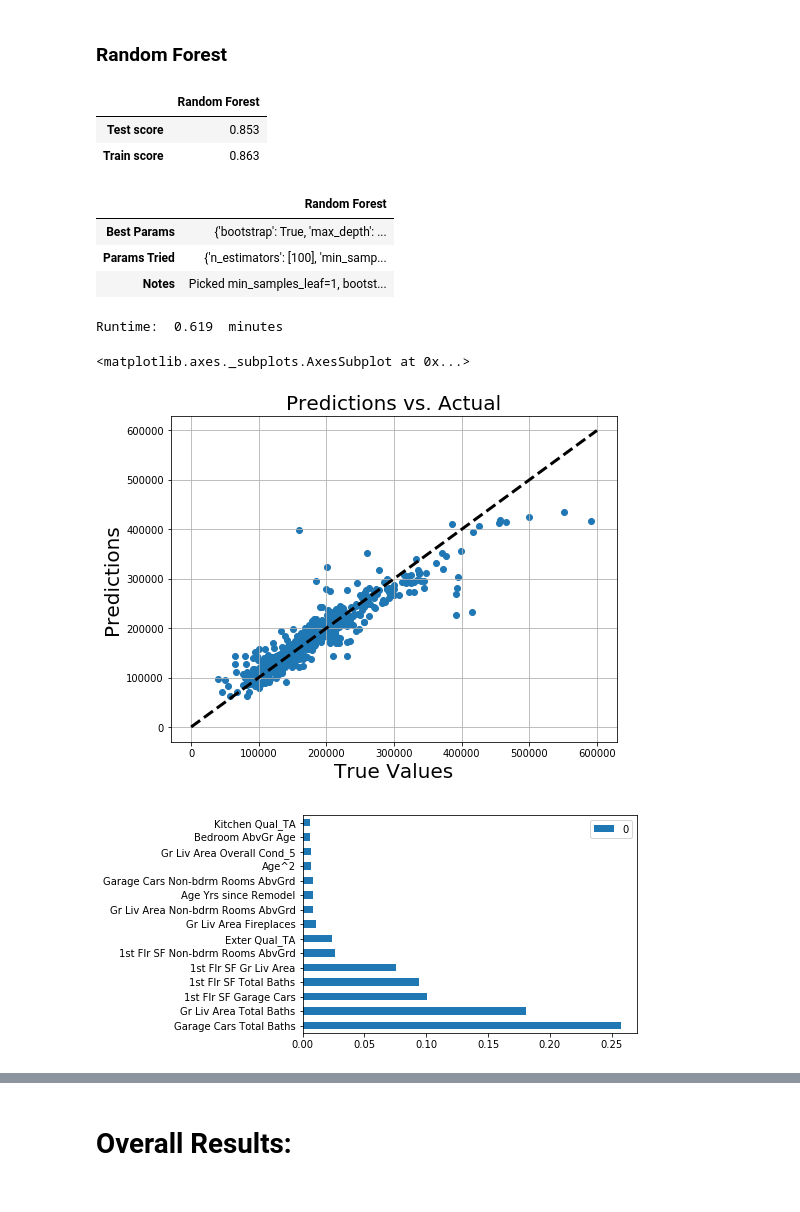
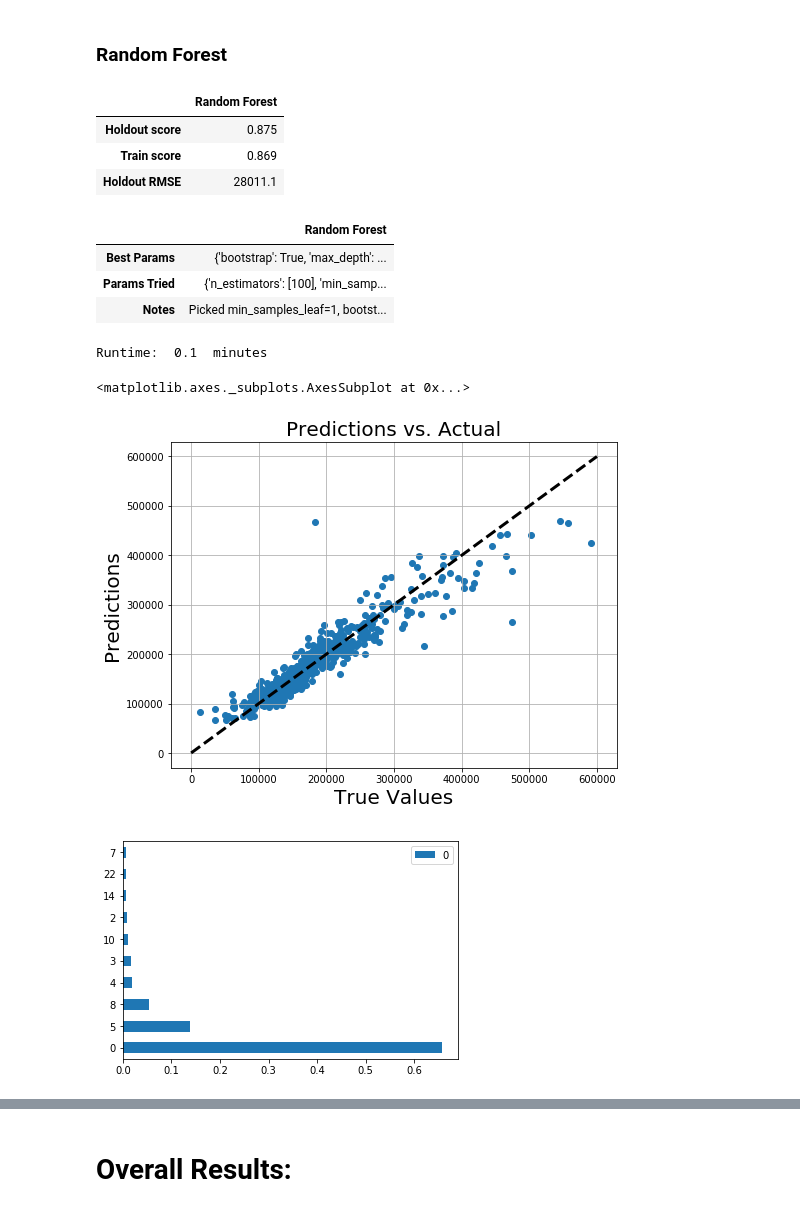
Before and after one commit to zachdg7/Housing_Price_Prediction, a Jupyter notebook: housing_submission_maker.ipynb, the cells around one changed output, grey strips where cells are left out. Drawn from its saved outputs; the diff is of its cells as text; code cells hidden in the pictures.

```diff
--- a/housing_submission_maker.ipynb
+++ b/housing_submission_maker.ipynb
@@ -165,2 +116,5 @@ test_poly_df = pd.DataFrame(test_poly_df, columns = column_names)
+# %%
+X_train, X_holdout, y_train, y_holdout = train_test_split(X, y,
+                                                          test_size = .3, random_state=rand)
 # %% [markdown]
 # Scaling:
@@ -204,10 +179,9 @@ y = train['SalePrice']
 # %% [markdown]
 The following are necessary to save the results:
 # %%
-index_labels = ['Test score','Train score', 'Best Params', 'Params Tried', 'Notes'] # 'Sensitivity', 'Specificity', 'Precision'
+index_labels = ['Holdout score','Train score', 'Holdout RMSE', 'Best Params', 'Params Tried', 'Notes']
 
 all_results = pd.DataFrame(index=index_labels)
-# all_params = pd.DataFrame(columns = ['Parameters'])
 
 # set dataframe options to display long strings rather than truncating them
 pd.set_option('display.max_colwidth', 10000)
@@ -215,29 +189,27 @@ pd.set_option('display.max_colwidth', 10000)
 def fit_model(model, model_name, params, all_results, notes):
     start_time = time.time() # watch the clock
 
-    # train-test-split the training data
-    X_train, X_holdout, y_train, y_holdout = train_test_split(X, y, test_size = .3, random_state=None)
-
     # fit the model
     model = GridSearchCV(model, params, n_jobs=-1, cv = 3)
-    model.fit(X_train, y_train)
+    model.fit(pca_train, y_train)
 
     # pick out the best model
     best_model = model.best_estimator_
 
     # make predictions
-    pred = best_model.predict(X_holdout)
+    pred = best_model.predict(pca_holdout)
 
     # Calculate results
-    index_labels = ['Test score', 'Train score', 'Best Params', 'Params Tried', 'Notes'] # 'Sensitivity', 'Specificity', 'Precision'
+    index_labels = ['Holdout score', 'Train score', 'Holdout RMSE', 'Best Params', 'Params Tried', 'Notes'] # 'Sensitivity', 'Specificity', 'Precision'
     result = pd.DataFrame(index = index_labels, columns=[model_name])
-    result.loc['Test score'][model_name] = round(best_model.score(X_holdout, y_holdout), 3)
+    result.loc['Holdout score'][model_name] = round(best_model.score(pca_holdout, y_holdout), 3)
     result.loc['Train score'][model_name] = round(model.best_score_, 3)
+    result.loc['Holdout RMSE'][model_name] = round(sqrt(mean_squared_error(y_holdout, pred)), 3)
     result.loc['Best Params'][model_name] = model.best_params_
     result.loc['Params Tried'][model_name] = params
     result.loc['Notes'][model_name] = notes
 
-    display(result.head(2)) # display test results
+    display(result.head(3)) # display test results
     display(result.tail(3)) # display parameters and notes
 
     # add results and params to all_results and all_params
@@ -261,0 +238,15 @@ def fit_model(model, model_name, params, all_results, notes):
+# %%
+# set parameters
+lr_params = {
+            'normalize': [True, False]
+}
+
+lr_notes = ''
+
+# call the fit_model function
+all_results, lr_best_model, lr_preds = fit_model(LinearRegression(),
+                                                 'Linear Reg',
+                                                 lr_params,
+                                                 all_results,
+                                                 lr_notes,
+                                                )
@@ -264,40 +266,41 @@ def fit_model(model, model_name, params, all_results, notes):
 # %%
 # set parameters
 rf_params = {
             'n_estimators': [100],
             'min_samples_split': [7],
             'min_samples_leaf': [2],
             'bootstrap': [True],
             'max_depth':[None],
             'max_leaf_nodes': [None],
             'max_features': ['auto'], # max_feat_to_check
 }
 
 rf_notes = 'Picked min_samples_leaf=1, bootstrap=True, n_estimators=100, min_samples_leaf=2'
 
 # call the fit_model function
 all_results, rf_best_model, rf_preds = fit_model(RandomForestRegressor(),
                                                  'Random Forest',
                                                  rf_params,
                                                  all_results,
-                                                 rf_notes
+                                                 rf_notes,
                                                 )
 
 # Top features
-feat_importance = pd.DataFrame(rf_best_model.feature_importances_, index=all_features).sort_values(by=0, ascending=False)
-feat_importance.head(15).plot(kind='barh')
+feat_importance = pd.DataFrame(rf_best_model.feature_importances_).sort_values(by=0, ascending=False) #index=pca_train.columns
+feat_importance.head(10).plot(kind='barh')
 # %% [output]
 |  | Random Forest |
-| Test score | 0.853 |
-| Train score | 0.863 |
+| Holdout score | 0.875 |
+| Train score | 0.869 |
+| Holdout RMSE | 28011.1 |
 |  | Random Forest |
 | Best Params | {'bootstrap': True, 'max_depth': ... |
 | Params Tried | {'n_estimators': [100], 'min_samp... |
 | Notes | Picked min_samples_leaf=1, bootst... |
-Runtime:  0.619  minutes
+Runtime:  0.1  minutes
 <matplotlib.axes._subplots.AxesSubplot at 0x...>
-[figure, old version]
+[figure, new version]
-[figure, old version]
+[figure, new version]
 # %%
 # set parameters
 svm_params = {
```
Also changed, not shown: parts of 45 cells of this notebook, 3 other files.
